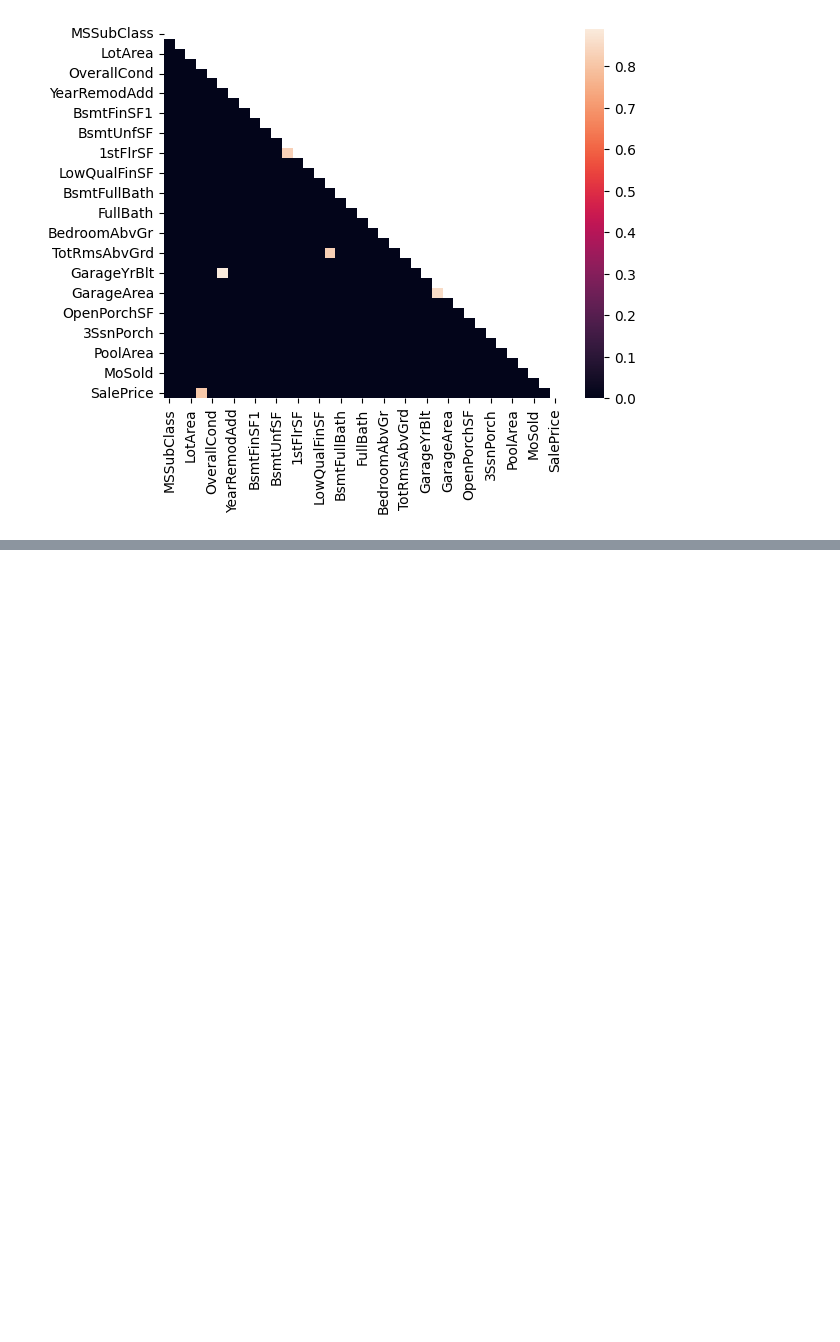
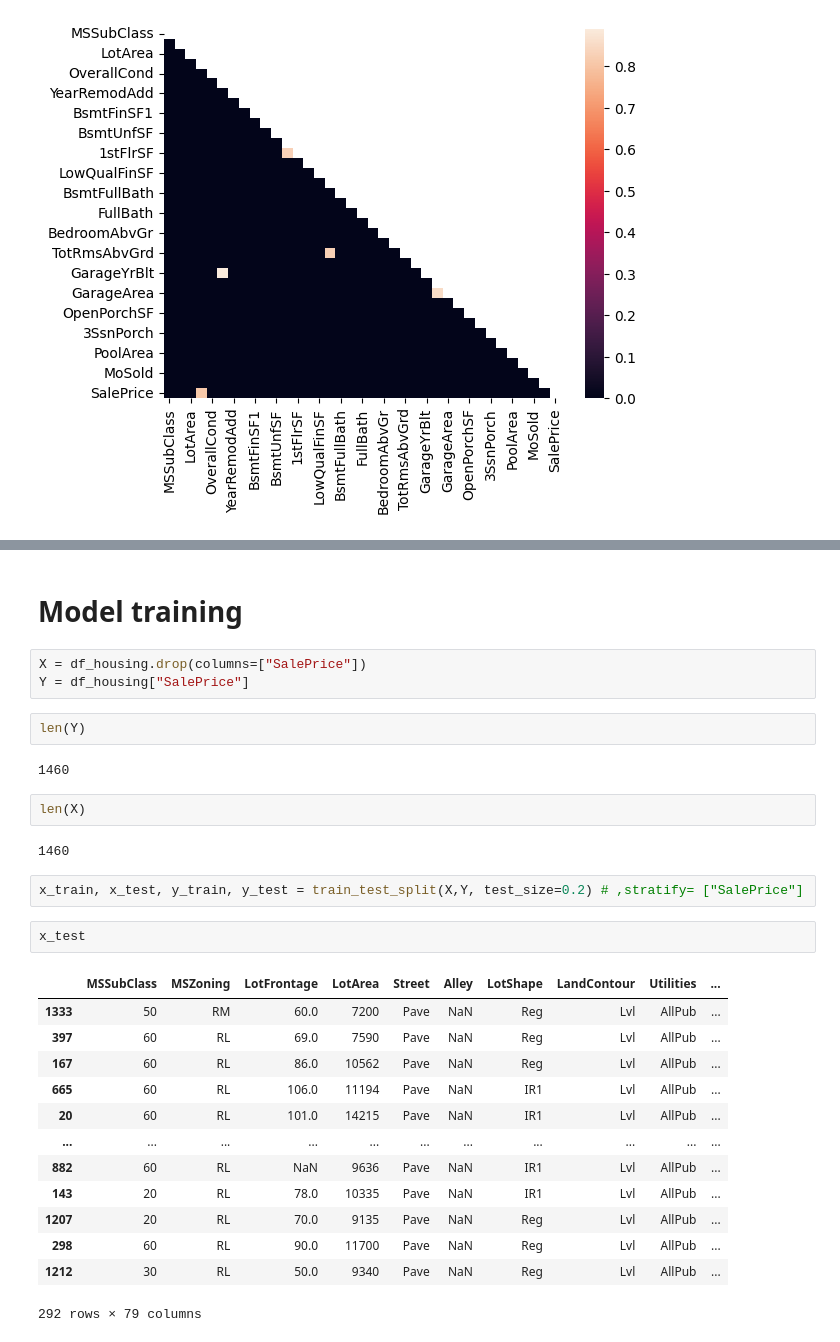
Before and after one commit to ErichGiusseppe/ml_testing, a Jupyter notebook: House_Prices-Advanced_Regression_Techniques/House_Prices-Advanced_Regression_Techniques.ipynb, the cells around one changed output, grey strips where cells are left out. Saved outputs shown, nothing was run; the diff lists cells and outputs as text; blank space fills up the shorter version.

```diff
--- a/House_Prices-Advanced_Regression_Techniques/House_Prices-Advanced_Regression_Techniques.ipynb
+++ b/House_Prices-Advanced_Regression_Techniques/House_Prices-Advanced_Regression_Techniques.ipynb
@@ -74,0 +256,31 @@ sns.heatmap(df_triangle ,mask=mask) #
+# %% [markdown]
+# Model training
+# %%
+X = df_housing.drop(columns=["SalePrice"])
+Y = df_housing["SalePrice"]
+# %%
+len(Y)
+# %% [output]
+1460
+# %%
+len(X)
+# %% [output]
+1460
+# %%
+x_train, x_test, y_train, y_test = train_test_split(X,Y, test_size=0.2) # ,stratify= ["SalePrice"]
+# %%
+x_test
+# %% [output]
+|  | MSSubClass | MSZoning | LotFrontage | LotArea | Street | Alley | LotShape | LandContour | Utilities | ... |
+| 1333 | 50 | RM | 60.0 | 7200 | Pave | NaN | Reg | Lvl | AllPub | ... |
+| 397 | 60 | RL | 69.0 | 7590 | Pave | NaN | Reg | Lvl | AllPub | ... |
+| 167 | 60 | RL | 86.0 | 10562 | Pave | NaN | Reg | Lvl | AllPub | ... |
+| 665 | 60 | RL | 106.0 | 11194 | Pave | NaN | IR1 | Lvl | AllPub | ... |
+| 20 | 60 | RL | 101.0 | 14215 | Pave | NaN | IR1 | Lvl | AllPub | ... |
+| ... | ... | ... | ... | ... | ... | ... | ... | ... | ... | ... |
+| 882 | 60 | RL | NaN | 9636 | Pave | NaN | IR1 | Lvl | AllPub | ... |
+| 143 | 20 | RL | 78.0 | 10335 | Pave | NaN | IR1 | Lvl | AllPub | ... |
+| 1207 | 20 | RL | 70.0 | 9135 | Pave | NaN | Reg | Lvl | AllPub | ... |
+| 298 | 60 | RL | 90.0 | 11700 | Pave | NaN | Reg | Lvl | AllPub | ... |
+| 1212 | 30 | RL | 50.0 | 9340 | Pave | NaN | Reg | Lvl | AllPub | ... |
+292 rows × 79 columns
```
Also changed, not shown: parts of 18 cells of this notebook.
